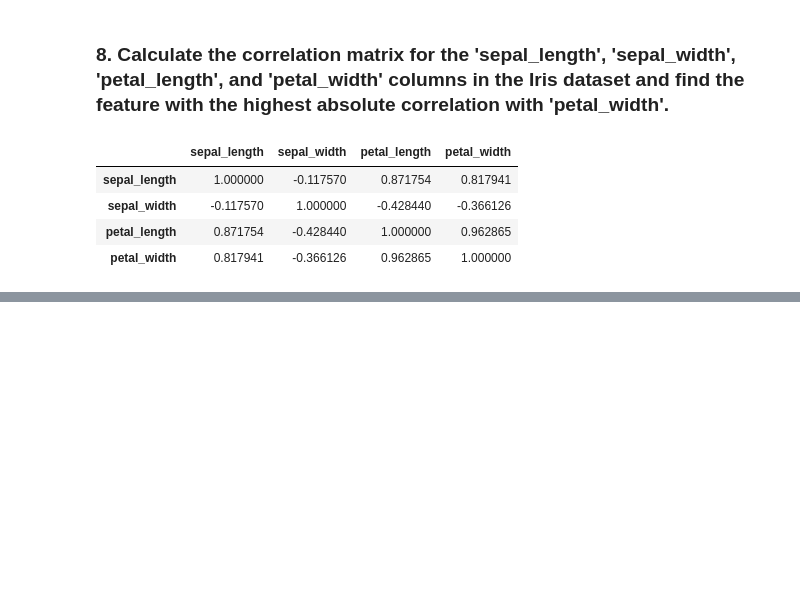
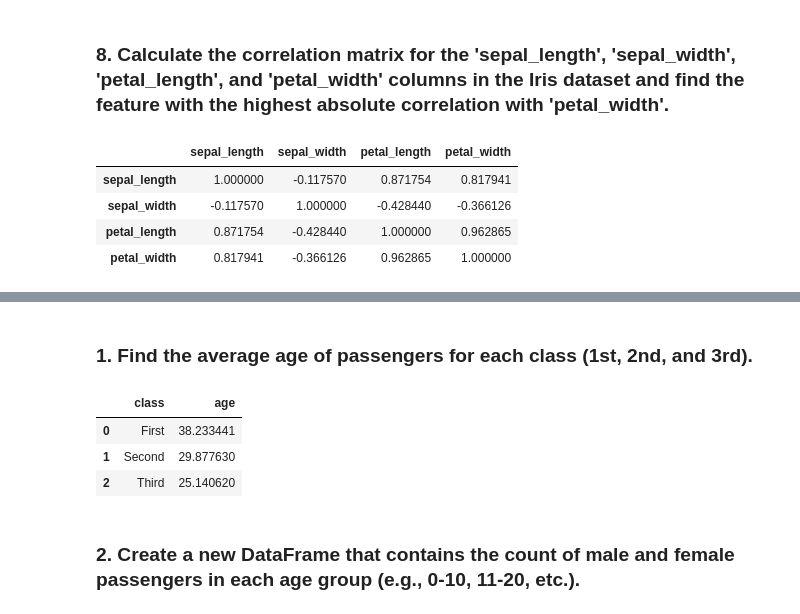
Before and after one commit to anuj-kumar-30/ML_pw, a Jupyter notebook: M20_lib_assignments.ipynb, the cells around one changed output, grey strips where cells are left out. Saved outputs shown, nothing was run; the diff lists cells and outputs as text; code cells hidden in the pictures; blank space fills up the shorter version.

```diff
--- a/M20_lib_assignments.ipynb
+++ b/M20_lib_assignments.ipynb
@@ -167,0 +192,11 @@ df.corr()
+# %% [markdown]
+### 1. Find the average age of passengers for each class (1st, 2nd, and 3rd).
+# %%
+df.groupby(['class'], as_index=False)['age'].mean()
+# %% [output]
+|  | class | age |
+| 0 | First | 38.233441 |
+| 1 | Second | 29.877630 |
+| 2 | Third | 25.140620 |
+# %% [markdown]
+### 2. Create a new DataFrame that contains the count of male and female passengers in each age group (e.g., 0-10, 11-20, etc.).
```
Also changed, not shown: parts of 9 cells of this notebook.
